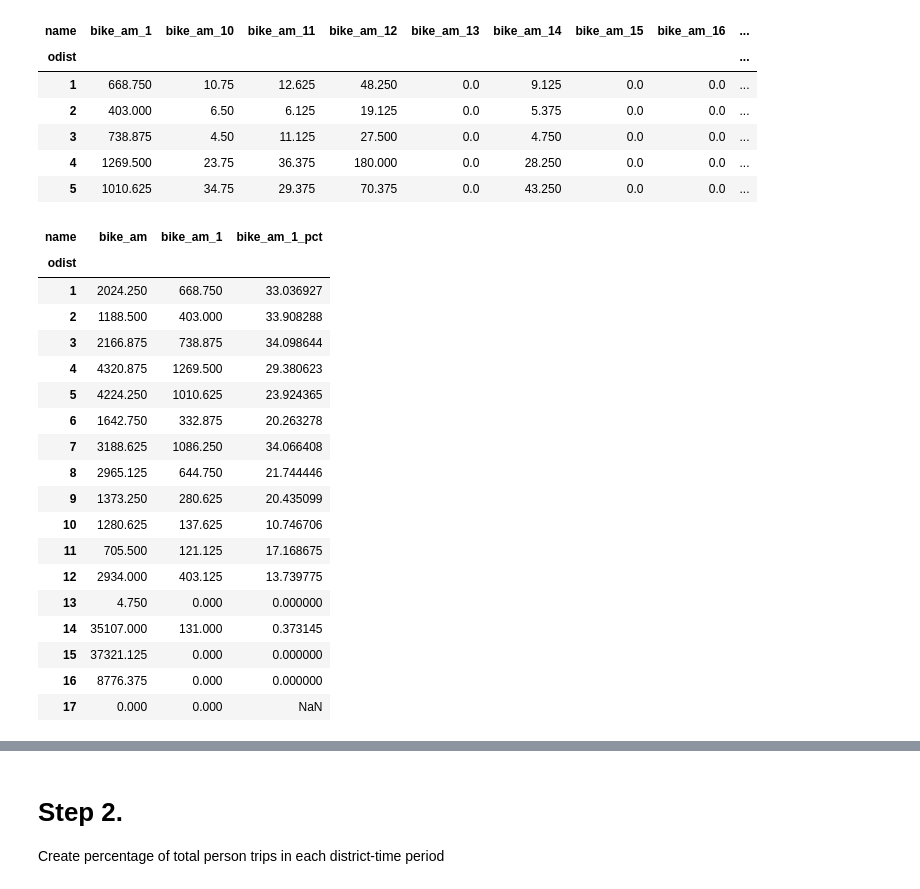
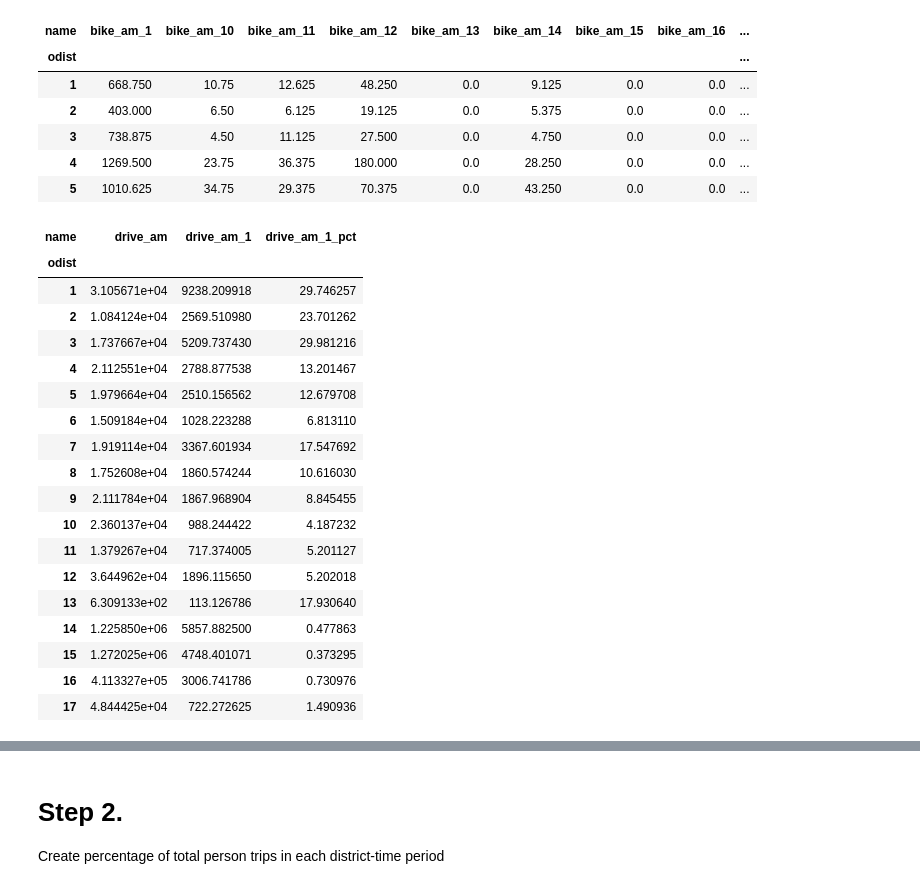
Before and after one commit to abaum1/taz_maps, a Jupyter notebook: TAZ_ODs.ipynb, the cells around one changed output, grey strips where cells are left out. Cells and saved outputs as stored; diff of their text form; code cells hidden in the pictures.

Commit message:
started on all and drive sum categories

```diff
--- a/TAZ_ODs.ipynb
+++ b/TAZ_ODs.ipynb
@@ -120,27 +120,27 @@ for t in times:
             data[m+'_'+t+'_'+n+'_'+'pct']=(data[m+'_'+t+'_'+n]/data[m+'_'+t])*100
 # %%
 #check to make sure math is correct
-data[['bike_am', 'bike_am_1', 'bike_am_1_pct']]
+data[['drive_am', 'drive_am_1', 'drive_am_1_pct']]
 # %% [output]
-| name | bike_am | bike_am_1 | bike_am_1_pct |
+| name | drive_am | drive_am_1 | drive_am_1_pct |
 | odist |  |  |  |
-| 1 | 2024.250 | 668.750 | 33.036927 |
-| 2 | 1188.500 | 403.000 | 33.908288 |
-| 3 | 2166.875 | 738.875 | 34.098644 |
-| 4 | 4320.875 | 1269.500 | 29.380623 |
-| 5 | 4224.250 | 1010.625 | 23.924365 |
-| 6 | 1642.750 | 332.875 | 20.263278 |
-| 7 | 3188.625 | 1086.250 | 34.066408 |
-| 8 | 2965.125 | 644.750 | 21.744446 |
-| 9 | 1373.250 | 280.625 | 20.435099 |
-| 10 | 1280.625 | 137.625 | 10.746706 |
-| 11 | 705.500 | 121.125 | 17.168675 |
-| 12 | 2934.000 | 403.125 | 13.739775 |
-| 13 | 4.750 | 0.000 | 0.000000 |
-| 14 | 35107.000 | 131.000 | 0.373145 |
-| 15 | 37321.125 | 0.000 | 0.000000 |
-| 16 | 8776.375 | 0.000 | 0.000000 |
-| 17 | 0.000 | 0.000 | NaN |
+| 1 | 3.105671e+04 | 9238.209918 | 29.746257 |
+| 2 | 1.084124e+04 | 2569.510980 | 23.701262 |
+| 3 | 1.737667e+04 | 5209.737430 | 29.981216 |
+| 4 | 2.112551e+04 | 2788.877538 | 13.201467 |
+| 5 | 1.979664e+04 | 2510.156562 | 12.679708 |
+| 6 | 1.509184e+04 | 1028.223288 | 6.813110 |
+| 7 | 1.919114e+04 | 3367.601934 | 17.547692 |
+| 8 | 1.752608e+04 | 1860.574244 | 10.616030 |
+| 9 | 2.111784e+04 | 1867.968904 | 8.845455 |
+| 10 | 2.360137e+04 | 988.244422 | 4.187232 |
+| 11 | 1.379267e+04 | 717.374005 | 5.201127 |
+| 12 | 3.644962e+04 | 1896.115650 | 5.202018 |
+| 13 | 6.309133e+02 | 113.126786 | 17.930640 |
+| 14 | 1.225850e+06 | 5857.882500 | 0.477863 |
+| 15 | 1.272025e+06 | 4748.401071 | 0.373295 |
+| 16 | 4.113327e+05 | 3006.741786 | 0.730976 |
+| 17 | 4.844425e+04 | 722.272625 | 1.490936 |
 # %%
 data.shape
 # %% [output]
```
Also changed, not shown: parts of 3 cells of this notebook.
